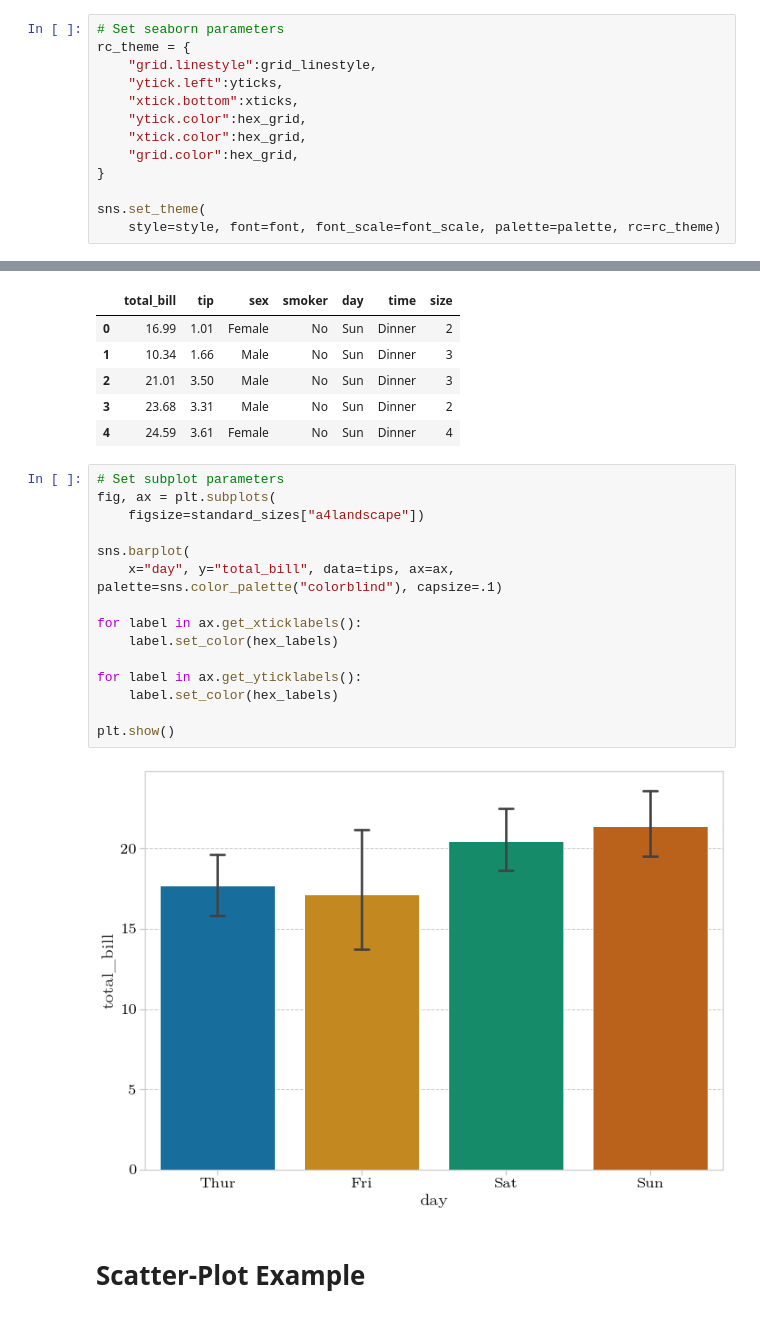
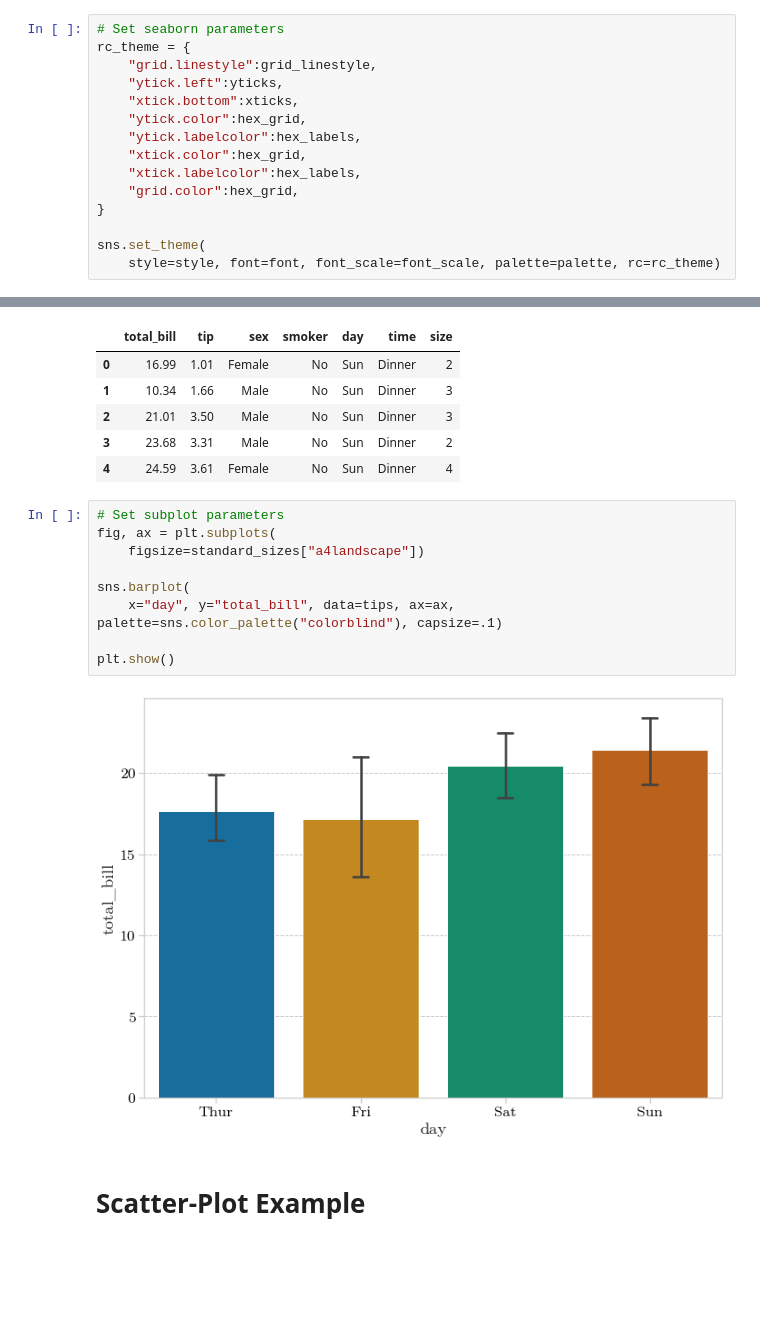
Before and after one commit to RLI-sandbox/open_bea-plot-design, a Jupyter notebook: plot-design/plot-design.ipynb, the cells around one changed output, grey strips where cells are left out. Cells and saved outputs as stored; diff of their text form; blank space fills up the shorter version.

Commit message:
added rli plots

```diff
--- a/plot-design/plot-design.ipynb
+++ b/plot-design/plot-design.ipynb
@@ -129,7 +129,9 @@ rc_theme = {
     "ytick.left":yticks,
     "xtick.bottom":xticks,
     "ytick.color":hex_grid,
+    "ytick.labelcolor":hex_labels,
     "xtick.color":hex_grid,
+    "xtick.labelcolor":hex_labels,
     "grid.color":hex_grid,
 }
 
@@ -189,20 +185,14 @@ tips.head()
 # %%
 # Set subplot parameters
 fig, ax = plt.subplots(
     figsize=standard_sizes["a4landscape"])
 
 sns.barplot(
     x="day", y="total_bill", data=tips, ax=ax, palette=sns.color_palette("colorblind"), capsize=.1)
 
-for label in ax.get_xticklabels():
-    label.set_color(hex_labels)
-
-for label in ax.get_yticklabels():
-    label.set_color(hex_labels)
-
 plt.show()
 # %% [output]
-[figure, old version]
+[figure, new version]
 # %% [markdown]
 # Scatter-Plot Example
 # %%
```
Also changed, not shown: parts of 2 cells of this notebook, 8 other files.
